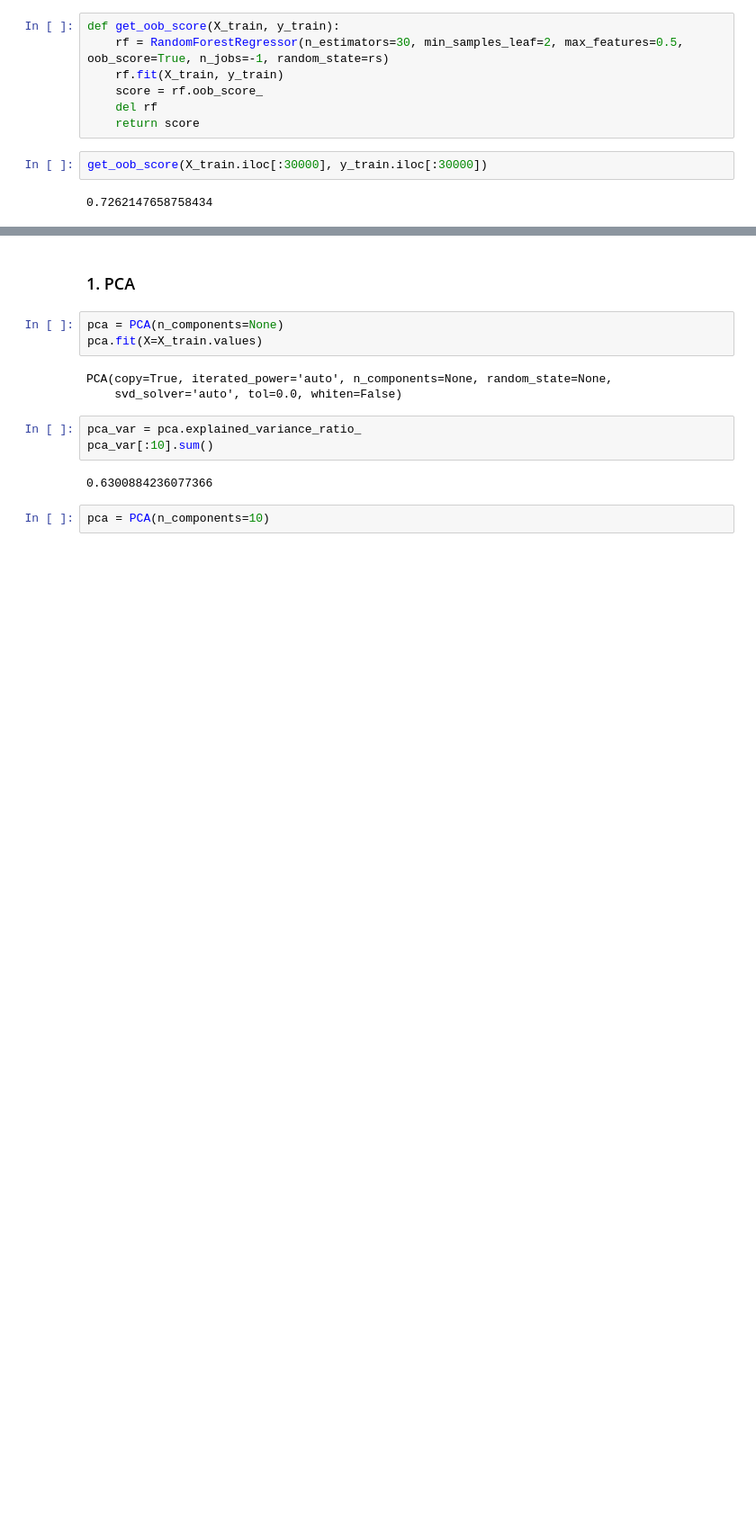
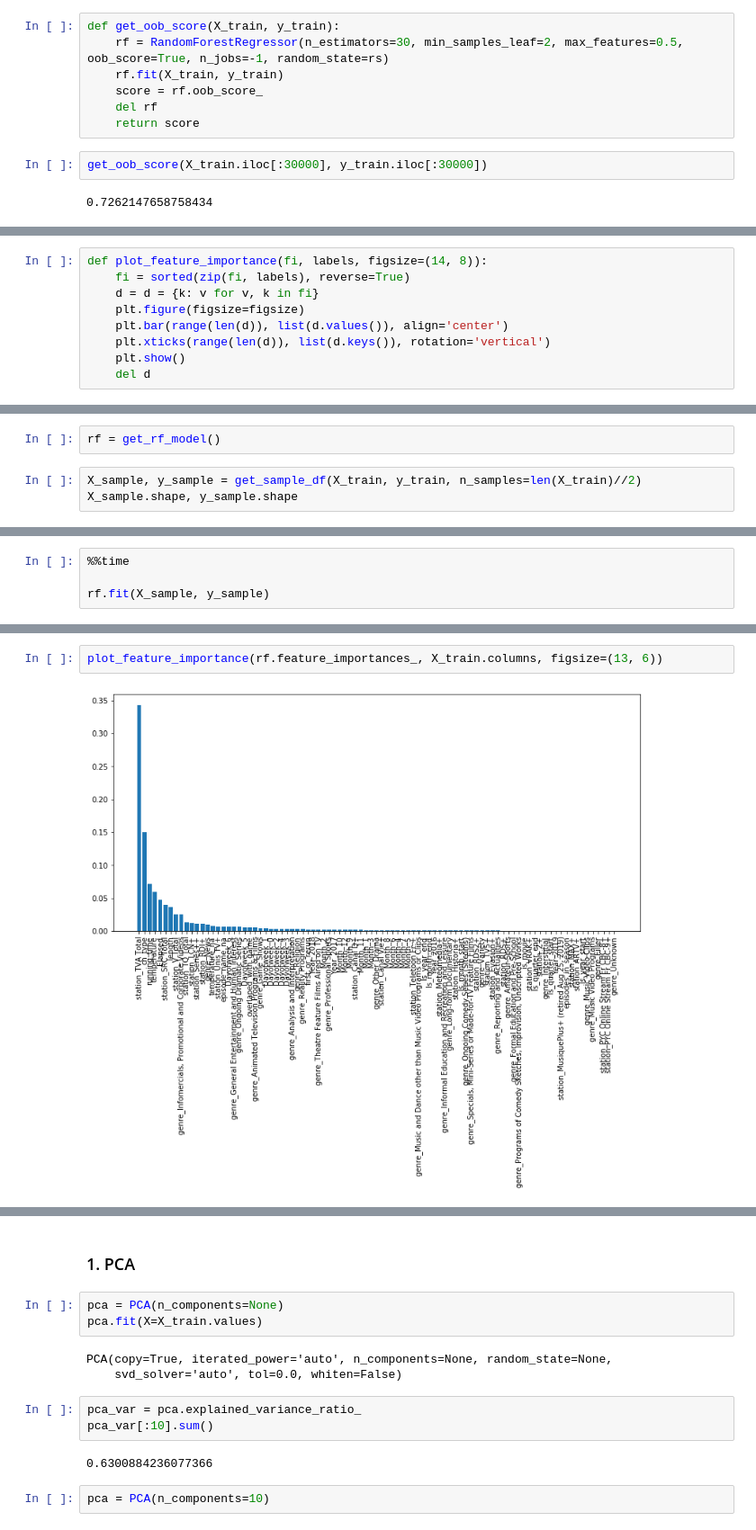
Before and after one commit to Carbonrun/YapAiTek_Challenge, a Jupyter notebook: 2.3_MS_Dim-Reduction.ipynb, the cells around one changed output, grey strips where cells are left out. Shown at 90% size. Drawn from its saved outputs; the diff is of its cells as text; blank space fills up the shorter version.

Commit message:
Model selection --> Got most important features

```diff
--- a/2.3_MS_Dim-Reduction.ipynb
+++ b/2.3_MS_Dim-Reduction.ipynb
@@ -97,0 +116,9 @@ get_oob_score(X_train.iloc[:30000], y_train.iloc[:30000])
+# %%
+def plot_feature_importance(fi, labels, figsize=(14, 8)):
+    fi = sorted(zip(fi, labels), reverse=True)
+    d = d = {k: v for v, k in fi}
+    plt.figure(figsize=figsize)
+    plt.bar(range(len(d)), list(d.values()), align='center')
+    plt.xticks(range(len(d)), list(d.keys()), rotation='vertical')
+    plt.show()
+    del d
@@ -97,0 +127,5 @@ get_oob_score(X_train.iloc[:30000], y_train.iloc[:30000])
+# %%
+rf = get_rf_model()
+# %%
+X_sample, y_sample = get_sample_df(X_train, y_train, n_samples=len(X_train)//2)
+X_sample.shape, y_sample.shape
@@ -97,0 +134,4 @@ get_oob_score(X_train.iloc[:30000], y_train.iloc[:30000])
+# %%
+%%time
+
+rf.fit(X_sample, y_sample)
@@ -97,0 +155,4 @@ get_oob_score(X_train.iloc[:30000], y_train.iloc[:30000])
+# %%
+plot_feature_importance(rf.feature_importances_, X_train.columns, figsize=(13, 6))
+# %% [output]
+[figure, added]
```
Also changed, not shown: parts of 17 cells of this notebook, 1 other file.
